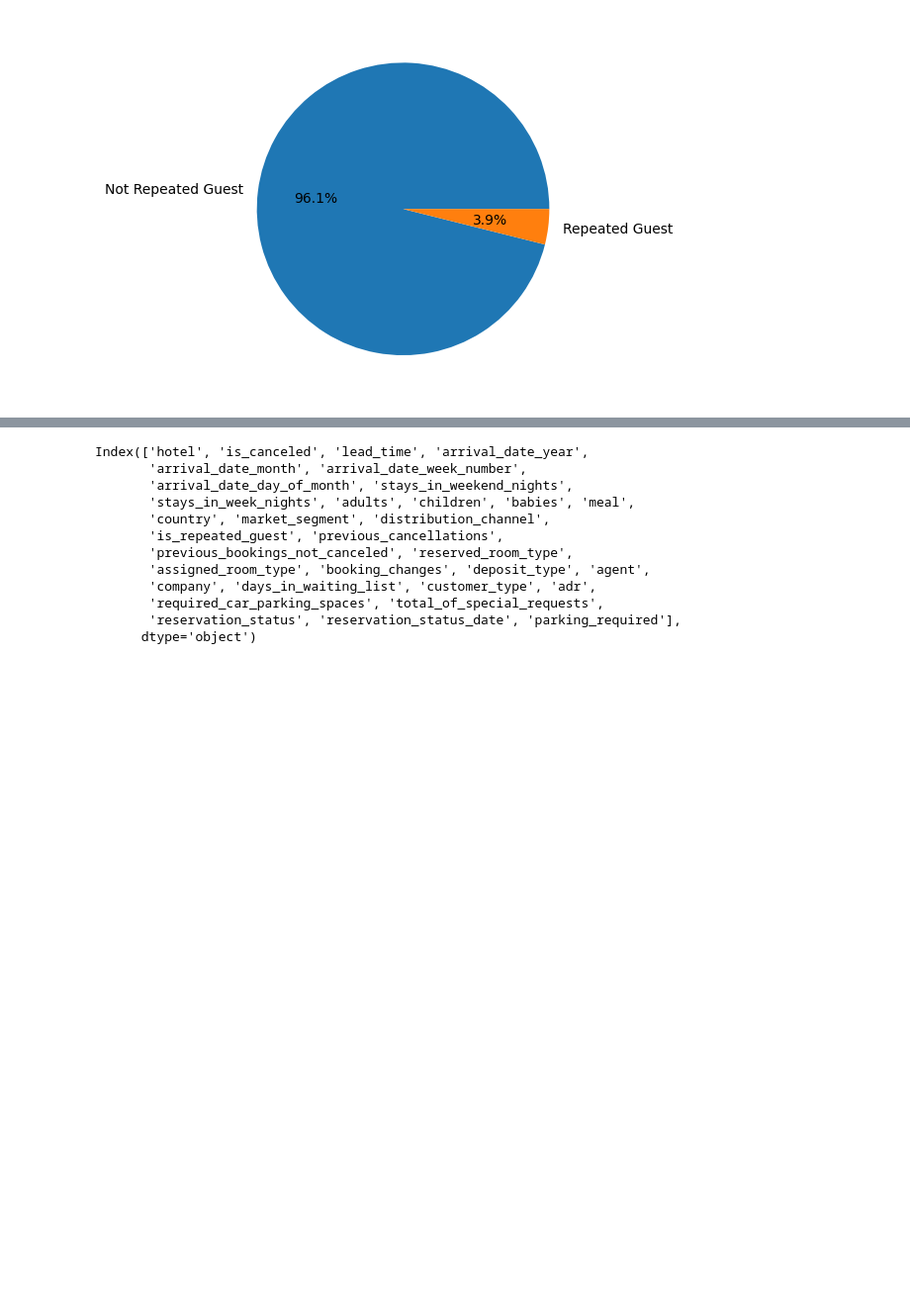
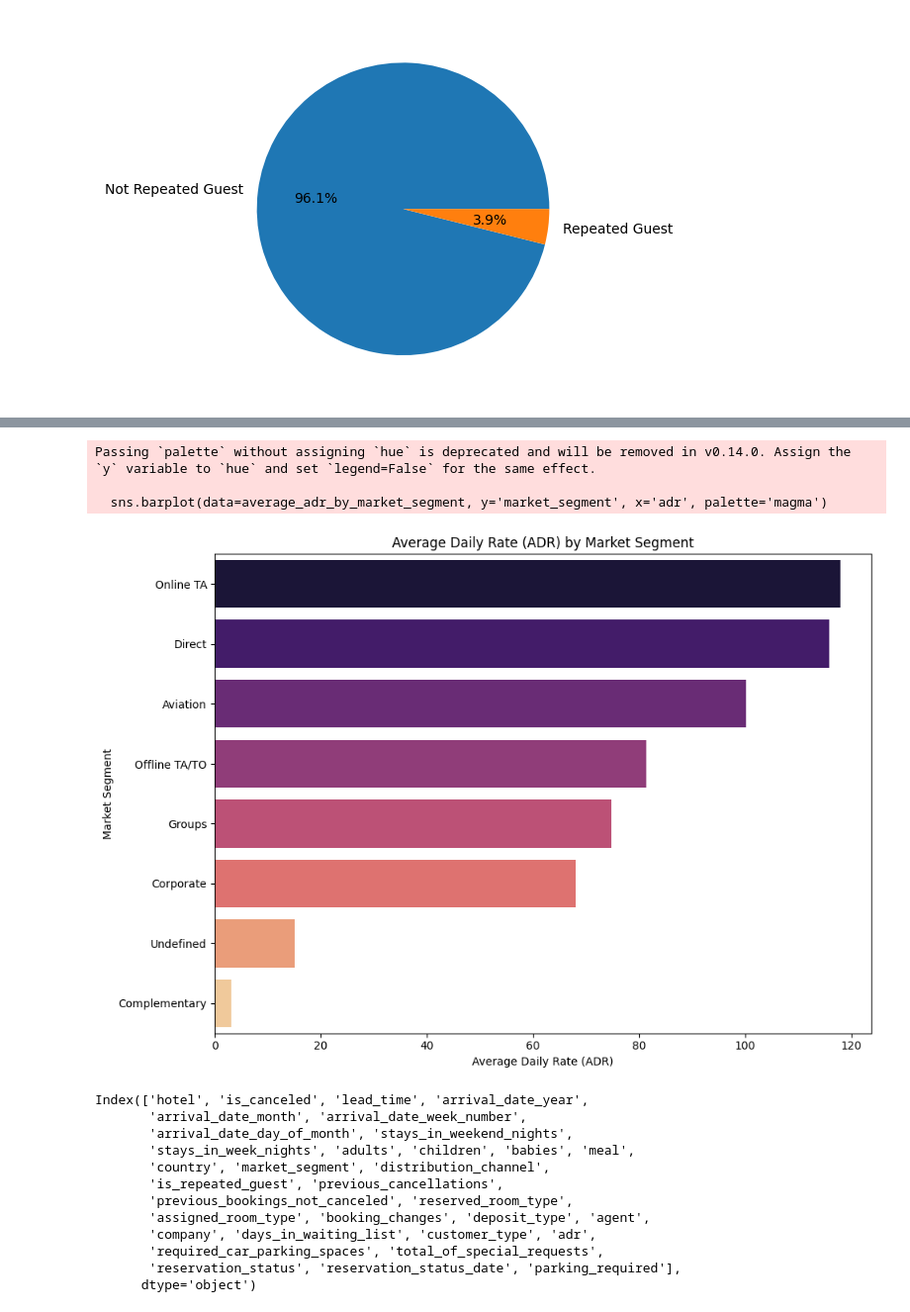
Before and after one commit to mayurimamdi/HotelBookingSystem, a Jupyter notebook: notebooks/01_eda.ipynb, the cells around one changed output, grey strips where cells are left out. Shown at 99% size. Saved outputs shown, nothing was run; the diff lists cells and outputs as text; code cells hidden in the pictures; blank space fills up the shorter version.

```diff
--- a/notebooks/01_eda.ipynb
+++ b/notebooks/01_eda.ipynb
@@ -860,0 +881,7 @@ plt.show()
+# %%
+average_adr_by_market_segment = df.groupby('market_segment')['adr'].mean().reset_index()
+
+average_adr_by_market_segment = average_adr_by_market_segment.sort_values('adr', ascending=False)
+
+print("Average Daily Rate (ADR) by Market Segment:")
+display(average_adr_by_market_segment)
@@ -861,3 +899,16 @@ plt.show()
+# %%
+plt.figure(figsize=(10, 7))
+sns.barplot(data=average_adr_by_market_segment, y='market_segment', x='adr', palette='magma')
+plt.title('Average Daily Rate (ADR) by Market Segment')
+plt.xlabel('Average Daily Rate (ADR)')
+plt.ylabel('Market Segment')
+plt.tight_layout()
+plt.show()
+# %% [output]
+Passing `palette` without assigning `hue` is deprecated and will be removed in v0.14.0. Assign the `y` variable to `hue` and set `legend=False` for the same effect.
+
+  sns.barplot(data=average_adr_by_market_segment, y='market_segment', x='adr', palette='magma')
+[figure, added]
 # %%
 df.columns
 # %% [output]
```
Also changed, not shown: parts of 7 cells of this notebook, 1 other file.
